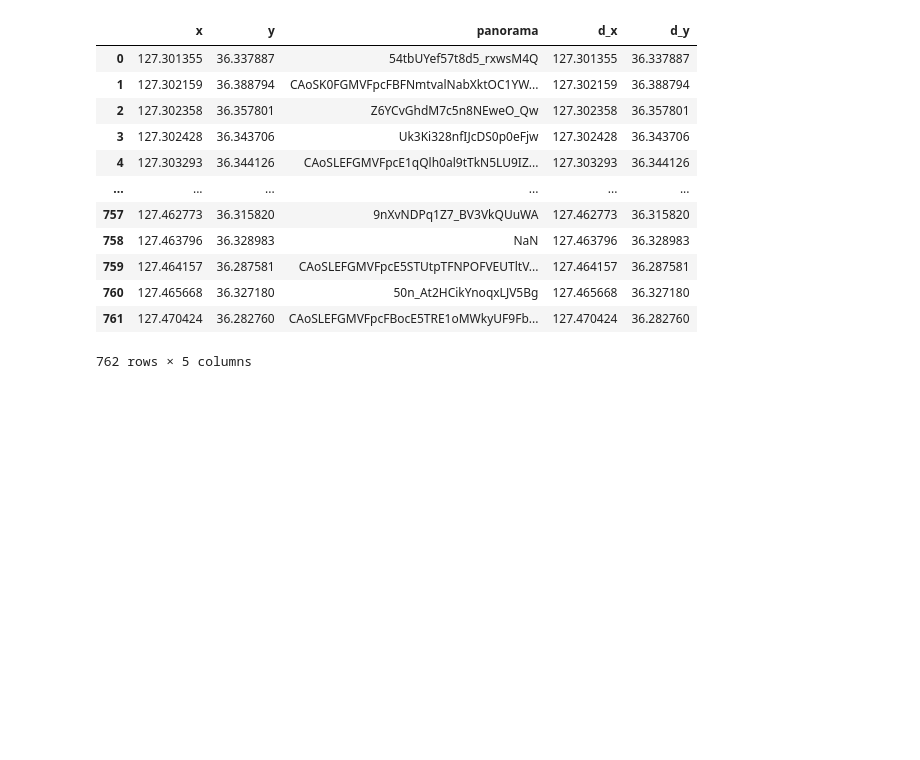
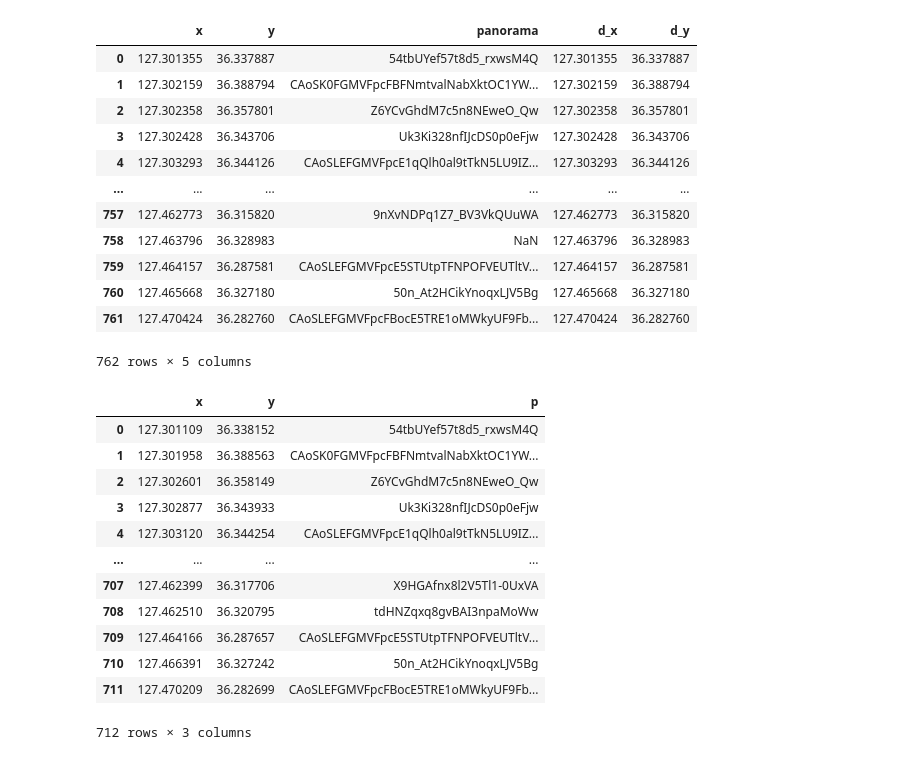
Before and after one commit to Ash-Stat/An-Si-Hyun, a Jupyter notebook: 대전연구.ipynb, the cells around one changed output. Saved outputs shown, nothing was run; the diff lists cells and outputs as text; code cells hidden in the pictures; blank space fills up the shorter version.

```diff
--- a/대전연구.ipynb
+++ b/대전연구.ipynb
@@ -438,3 +438,21 @@ location
 762 rows × 5 columns
 # %%
 location.to_csv('./Daejeon_final.csv',encoding='utf-8-sig')
+# %%
+#파이참으로 그린인덱스 추출을 위한 경도,위도,파노라마 분리된 데이터셋 뽑아내기
+panora['p']=em
+panora
+# %% [output]
+|  | x | y | p |
+| 0 | 127.301109 | 36.338152 | 54tbUYef57t8d5_rxwsM4Q |
+| 1 | 127.301958 | 36.388563 | CAoSK0FGMVFpcFBFNmtvalNabXktOC1YW... |
+| 2 | 127.302601 | 36.358149 | Z6YCvGhdM7c5n8NEweO_Qw |
+| 3 | 127.302877 | 36.343933 | Uk3Ki328nfIJcDS0p0eFjw |
+| 4 | 127.303120 | 36.344254 | CAoSLEFGMVFpcE1qQlh0al9tTkN5LU9IZ... |
+| ... | ... | ... | ... |
+| 707 | 127.462399 | 36.317706 | X9HGAfnx8l2V5Tl1-0UxVA |
+| 708 | 127.462510 | 36.320795 | tdHNZqxq8gvBAI3npaMoWw |
+| 709 | 127.464166 | 36.287657 | CAoSLEFGMVFpcE5STUtpTFNPOFVEUTltV... |
+| 710 | 127.466391 | 36.327242 | 50n_At2HCikYnoqxLJV5Bg |
+| 711 | 127.470209 | 36.282699 | CAoSLEFGMVFpcFBocE5TRE1oMWkyUF9Fb... |
+712 rows × 3 columns
```
Also changed, not shown: parts of 2 cells of this notebook.
